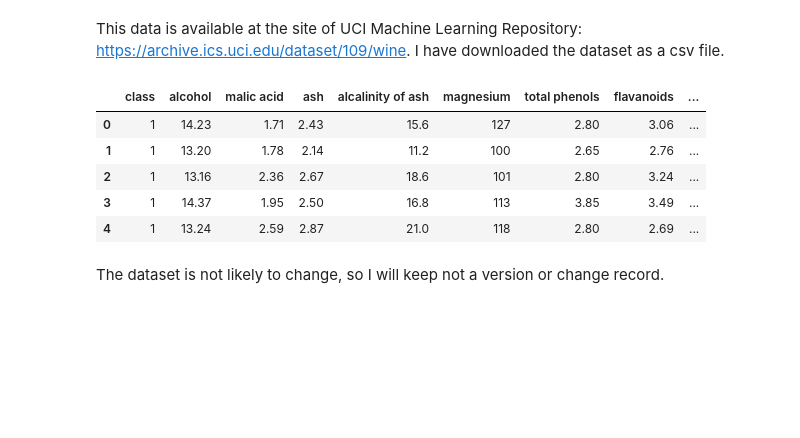
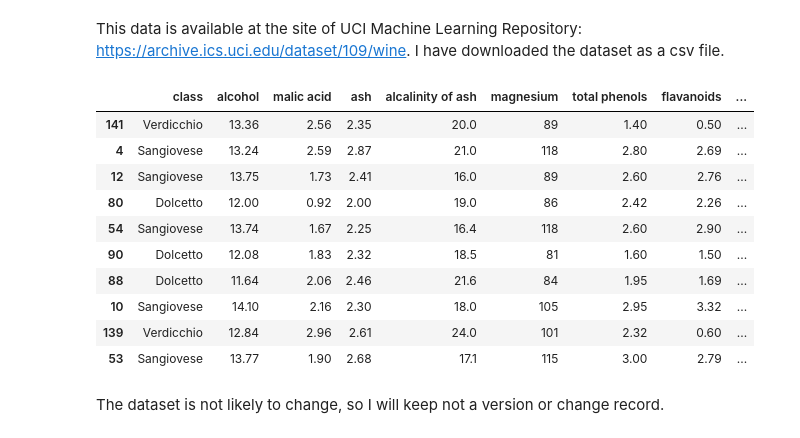
Before and after one commit to DimitarMalamski/wine-categorizer, a Jupyter notebook: wine-categorizer.ipynb, the cells around one changed output. Drawn from its saved outputs; the diff is of its cells as text; code cells hidden in the pictures; blank space fills up the shorter version.

```diff
--- a/wine-categorizer.ipynb
+++ b/wine-categorizer.ipynb
@@ -89,16 +89,21 @@ import matplotlib.pyplot as plt
 # %%
 # Read the data. Know that there are many useful parameter to improve/optimize the way the data is being read
 # into a dataframe. You can define the delimiter or decimal character, to get correct data values.
-winedata_names = ['class','alcohol','malic acid','ash','alcalinity of ash','magnesium','total phenols','flavanoids','nonflavanoid phenols','proanthocyanins','color intersity','hue','OD280/OD315 of diluted wines','proline']
-df = pd.read_csv('wine.data', sep=",", names=winedata_names)
-df.head()
+#winedata_names = ['class','alcohol','malic acid','ash','alcalinity of ash','magnesium','total phenols','flavanoids','nonflavanoid phenols','proanthocyanins','color intersity','hue','OD280/OD315 of diluted wines','proline']
+df = pd.read_csv("wine.csv", sep=',')
+df.sample(10)
 # %% [output]
 |  | class | alcohol | malic acid | ash | alcalinity of ash | magnesium | total phenols | flavanoids | ... |
-| 0 | 1 | 14.23 | 1.71 | 2.43 | 15.6 | 127 | 2.80 | 3.06 | ... |
-| 1 | 1 | 13.20 | 1.78 | 2.14 | 11.2 | 100 | 2.65 | 2.76 | ... |
-| 2 | 1 | 13.16 | 2.36 | 2.67 | 18.6 | 101 | 2.80 | 3.24 | ... |
-| 3 | 1 | 14.37 | 1.95 | 2.50 | 16.8 | 113 | 3.85 | 3.49 | ... |
-| 4 | 1 | 13.24 | 2.59 | 2.87 | 21.0 | 118 | 2.80 | 2.69 | ... |
+| 141 | Verdicchio | 13.36 | 2.56 | 2.35 | 20.0 | 89 | 1.40 | 0.50 | ... |
+| 4 | Sangiovese | 13.24 | 2.59 | 2.87 | 21.0 | 118 | 2.80 | 2.69 | ... |
+| 12 | Sangiovese | 13.75 | 1.73 | 2.41 | 16.0 | 89 | 2.60 | 2.76 | ... |
+| 80 | Dolcetto | 12.00 | 0.92 | 2.00 | 19.0 | 86 | 2.42 | 2.26 | ... |
+| 54 | Sangiovese | 13.74 | 1.67 | 2.25 | 16.4 | 118 | 2.60 | 2.90 | ... |
+| 90 | Dolcetto | 12.08 | 1.83 | 2.32 | 18.5 | 81 | 1.60 | 1.50 | ... |
+| 88 | Dolcetto | 11.64 | 2.06 | 2.46 | 21.6 | 84 | 1.95 | 1.69 | ... |
+| 10 | Sangiovese | 14.10 | 2.16 | 2.30 | 18.0 | 105 | 2.95 | 3.32 | ... |
+| 139 | Verdicchio | 12.84 | 2.96 | 2.61 | 24.0 | 101 | 2.32 | 0.60 | ... |
+| 53 | Sangiovese | 13.77 | 1.90 | 2.68 | 17.1 | 115 | 3.00 | 2.79 | ... |
 # %% [markdown]
 The dataset is not likely to change, so I will keep not a version or change record.
 # %% [markdown]
```
Also changed, not shown: parts of 13 cells of this notebook.
